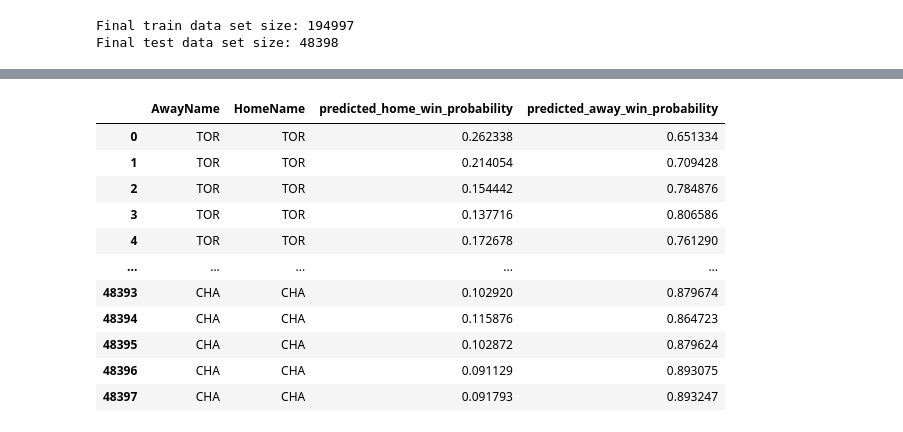
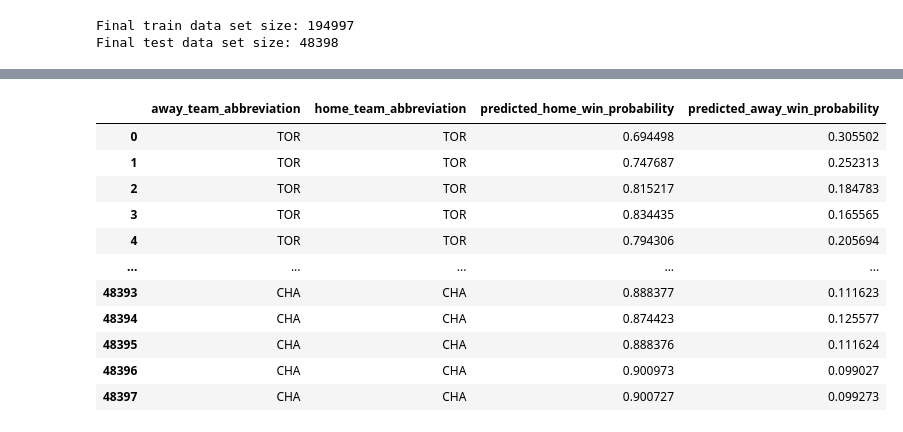
Before and after one commit to tbukic/NBA-Ingame-Win-Probability, a Jupyter notebook: notebooks/03-ml-baseline.ipynb, the cells around one changed output, grey strips where cells are left out. Cells and saved outputs as stored; diff of their text form; code cells hidden in the pictures.

```diff
--- a/notebooks/03-ml-baseline.ipynb
+++ b/notebooks/03-ml-baseline.ipynb
@@ -93,18 +82,20 @@ X_train
-# %%
-X_train = X_train[feature_cols].rename(columns=dict(zip(feature_cols, feature_rename)))
-X_test = X_test[feature_cols].rename(columns=dict(zip(feature_cols, feature_rename)))
+# %%
+feature_cols = ['home_team_abbreviation', 'away_team_abbreviation', 'home_score', 'away_score', 'time_remaining', 'away_win']
+
+X_train = X_train[feature_cols]
+X_test = X_test[feature_cols]
 # %%
 def add_home_away_scores(df: pd.DataFrame) -> pd.DataFrame:
-    # Create the 'HomeWin' and 'AwayWin' columns based on scores
-    df['AwayWin'] = 1 - df['HomeWin']
+    # Create the 'away_win' and 'away_win' columns based on scores
+    df['home_win'] = 1 - df['away_win']
 
     # In case of a draw (both scores are equal), set both to 0
-    df.loc[df['HomeScore'] == df['AwayScore'], ['HomeWin', 'AwayWin']] = 0
+    df.loc[df['home_score'] == df['away_score'], ['home_win', 'away_win']] = 0
     return df
 
 X_train = add_home_away_scores(X_train)
 X_test = add_home_away_scores(X_test)
 
-# Display the DataFrame with the 'HomeWin' and 'AwayWin' columns
+# Display the DataFrame with the 'away_win' and 'away_win' columns
 X_train
 # %% [output]
@@ -124,26 +148,25 @@ X_train
 # %%
 team_encoder = OneHotEncoder()
-encoded_names = team_encoder.fit_transform(X_train['AwayName'].values.reshape(-1, 1)).toarray()
+encoded_names = team_encoder.fit_transform(X_train['away_team_abbreviation'].values.reshape(-1, 1)).toarray()
 X_train.loc[:, team_encoder.get_feature_names_out()] = encoded_names
-X_train.loc[:, team_encoder.get_feature_names_out()] = team_encoder.transform(X_train['HomeName'].values.reshape(-1, 1)).toarray()
-X_test.loc[:, team_encoder.get_feature_names_out()] = team_encoder.transform(X_test['AwayName'].values.reshape(-1, 1)).toarray()
-X_test.loc[:, team_encoder.get_feature_names_out()] = team_encoder.transform(X_test['HomeName'].values.reshape(-1, 1)).toarray()
+X_train.loc[:, team_encoder.get_feature_names_out()] = team_encoder.transform(X_train['home_team_abbreviation'].values.reshape(-1, 1)).toarray()
+X_test.loc[:, team_encoder.get_feature_names_out()] = team_encoder.transform(X_test['away_team_abbreviation'].values.reshape(-1, 1)).toarray()
+X_test.loc[:, team_encoder.get_feature_names_out()] = team_encoder.transform(X_test['home_team_abbreviation'].values.reshape(-1, 1)).toarray()
 
 scaler = StandardScaler()
-X_train[['HomeScore', 'AwayScore', 'TimeRemaining']] = scaler.fit_transform(X_train[['HomeScore', 'AwayScore', 'TimeRemaining']])
-X_test[['HomeScore', 'AwayScore', 'TimeRemaining']] = scaler.transform(X_test[['HomeScore', 'AwayScore', 'TimeRemaining']])
+X_train[['home_score', 'away_score', 'time_remaining']] = scaler.fit_transform(X_train[['home_score', 'away_score', 'time_remaining']])
+X_test[['home_score', 'away_score', 'time_remaining']] = scaler.transform(X_test[['home_score', 'away_score', 'time_remaining']])
 
 
 # Drop the original categorical columns
-X_train = X_train.drop(['AwayName', 'HomeName'], axis=1)
-X_test = X_test.drop(['AwayName', 'HomeName'], axis=1)
+X_train = X_train.drop(['away_team_abbreviation', 'home_team_abbreviation'], axis=1)
+X_test = X_test.drop(['away_team_abbreviation', 'home_team_abbreviation'], axis=1)
 
 # Prepare features (X) and target (y)
-y_train = X_train[['HomeWin', 'AwayWin']]
-X_train = X_train.drop(['HomeWin', 'AwayWin'], axis=1)
-y_test = X_test[['HomeWin', 'AwayWin']]
-X_test = X_test.drop(['HomeWin', 'AwayWin'], axis=1)
-
+y_train = X_train[['home_win', 'away_win']]
+X_train = X_train.drop(['home_win', 'away_win'], axis=1)
+y_test = X_test[['home_win', 'away_win']]
+X_test = X_test.drop(['home_win', 'away_win'], axis=1)
 
 # Initialize LogisticRegression model
 log_reg_model = LogisticRegression(random_state=42, max_iter=1000)  # Increase max_iter if convergence warnings occur
@@ -157,30 +180,31 @@ model.fit(X_train, y_train)
 # Predict on the test set
 y_pred = model.predict(X_test)
 
-# Evaluate the model's accuracy for both HomeWin and AwayWin
+# Evaluate the model's accuracy for both home_win and away_win
 accuracy = accuracy_score(y_test, y_pred)
 print(f"Accuracy: {accuracy}")
 
-# Get the predicted probabilities for each class (HomeWin and AwayWin)
-y_prob = model.predict_proba(X_test)
+# Get the predicted probabilities for each class (home_win and away_win)
+home_head, away_head = model.predict_proba(X_test)
+home_win_prob = (home_head + away_head[:, ::-1])[:,1] / 2
 
 # The `predict_proba` method returns probabilities for both classes (0 and 1)
 # y_prob[:, 1] will give you the probability for the 'win' class (1)
 df_test_with_prob = X_test.copy()
 
-# For each target column (HomeWin and AwayWin), you need to extract the probabilities for each target separately.
-df_test_with_prob['predicted_home_win_probability'] = y_prob[0][:, 1]
-df_test_with_prob['predicted_away_win_probability'] = y_prob[1][:, 1]
+# For each target column (home_win and away_win), you need to extract the probabilities for each target separately.
+df_test_with_prob['predicted_home_win_probability'] = home_win_prob
+df_test_with_prob['predicted_away_win_probability'] = 1 - home_win_prob
 
 # Map the encoded columns back to their original names
-df_test_with_prob['AwayName'] = team_encoder.inverse_transform(df_test_with_prob[team_encoder.get_feature_names_out()]).reshape(-1)
-df_test_with_prob['HomeName'] = team_encoder.inverse_transform(df_test_with_prob[team_encoder.get_feature_names_out()]).reshape(-1)
+df_test_with_prob['away_team_abbreviation'] = team_encoder.inverse_transform(df_test_with_prob[team_encoder.get_feature_names_out()]).reshape(-1)
+df_test_with_prob['home_team_abbreviation'] = team_encoder.inverse_transform(df_test_with_prob[team_encoder.get_feature_names_out()]).reshape(-1)
 df_test_with_prob = df_test_with_prob.drop(team_encoder.get_feature_names_out(), axis=1)
 
 df_test_with_prob[scaler.get_feature_names_out()] = scaler.inverse_transform(df_test_with_prob[scaler.get_feature_names_out()])
 
 # Format the output in the desired format
-team_win_probabilities = df_test_with_prob[['AwayName', 'HomeName', 'predicted_home_win_probability', 'predicted_away_win_probability']]
+team_win_probabilities = df_test_with_prob[['away_team_abbreviation', 'home_team_abbreviation', 'predicted_home_win_probability', 'predicted_away_win_probability']]
 
 # Display the table
 team_win_probabilities
@@ -189,12 +218,12 @@ Accuracy: 0.6865366337451961
-|  | AwayName | HomeName | predicted_home_win_probability | predicted_away_win_probability |
-| 0 | TOR | TOR | 0.262338 | 0.651334 |
-| 1 | TOR | TOR | 0.214054 | 0.709428 |
-| 2 | TOR | TOR | 0.154442 | 0.784876 |
-| 3 | TOR | TOR | 0.137716 | 0.806586 |
-| 4 | TOR | TOR | 0.172678 | 0.761290 |
+|  | away_team_abbreviation | home_team_abbreviation | predicted_home_win_probability | predicted_away_win_probability |
+| 0 | TOR | TOR | 0.694498 | 0.305502 |
+| 1 | TOR | TOR | 0.747687 | 0.252313 |
+| 2 | TOR | TOR | 0.815217 | 0.184783 |
+| 3 | TOR | TOR | 0.834435 | 0.165565 |
+| 4 | TOR | TOR | 0.794306 | 0.205694 |
 | ... | ... | ... | ... | ... |
-| 48393 | CHA | CHA | 0.102920 | 0.879674 |
-| 48394 | CHA | CHA | 0.115876 | 0.864723 |
-| 48395 | CHA | CHA | 0.102872 | 0.879624 |
-| 48396 | CHA | CHA | 0.091129 | 0.893075 |
-| 48397 | CHA | CHA | 0.091793 | 0.893247 |
+| 48393 | CHA | CHA | 0.888377 | 0.111623 |
+| 48394 | CHA | CHA | 0.874423 | 0.125577 |
+| 48395 | CHA | CHA | 0.888376 | 0.111624 |
+| 48396 | CHA | CHA | 0.900973 | 0.099027 |
+| 48397 | CHA | CHA | 0.900727 | 0.099273 |
```
Also changed, not shown: parts of 8 cells of this notebook, 9 other files.
